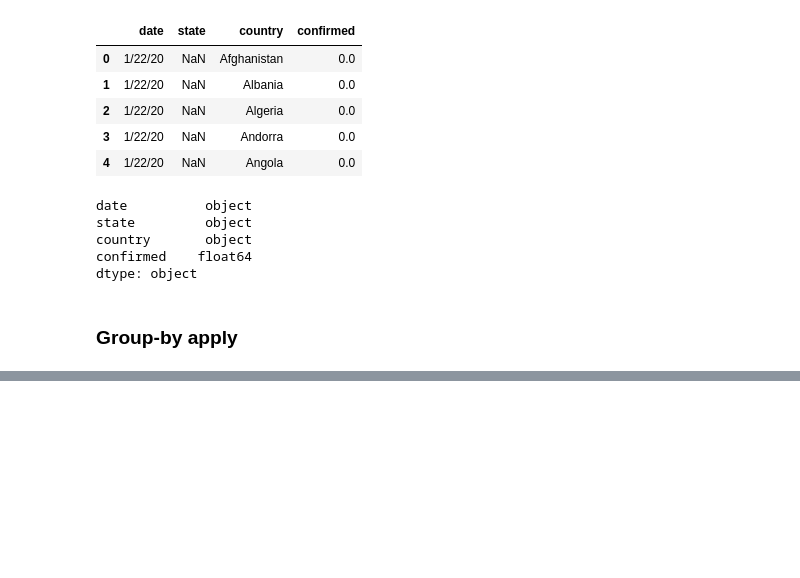
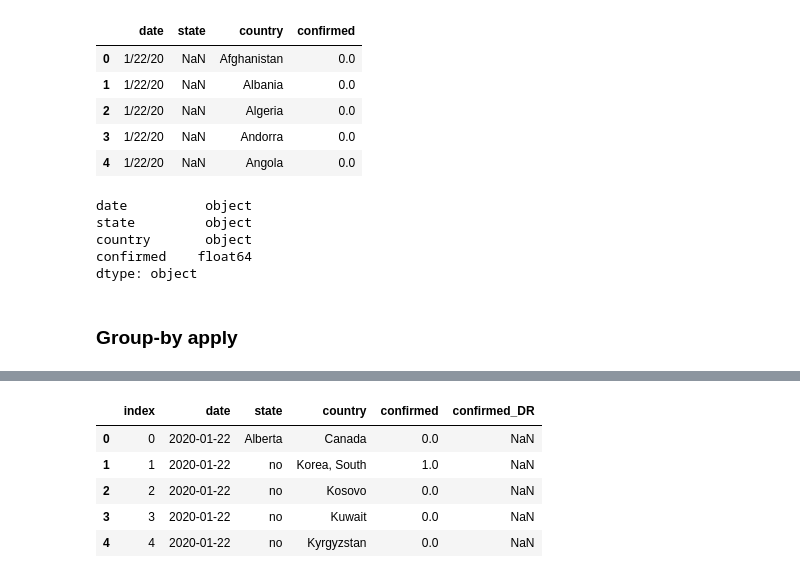
Before and after one commit to ebinzacharias/ads_COVID-19, a Jupyter notebook: notebooks/Relational_Data_Model.ipynb, the cells around one changed output, grey strips where cells are left out. Drawn from its saved outputs; the diff is of its cells as text; code cells hidden in the pictures; blank space fills up the shorter version.

```diff
--- a/notebooks/Relational_Data_Model.ipynb
+++ b/notebooks/Relational_Data_Model.ipynb
@@ -83,0 +161,9 @@ pd_JH_data.head()
+# %%
+def rolling_reg(df_input,col='confirmed'):
+    ''' input has to be a data frame'''
+    ''' return is single series (mandatory for group by apply)'''
+    days_back=3
+    result=df_input[col].rolling(
+                window=days_back,
+                min_periods=days_back).apply(get_doubling_time_via_regression,raw=False)
+    return result
@@ -83,0 +190,6 @@ pd_JH_data.head()
+# %%
+pd_DR_result=pd_JH_data[['state','country','confirmed']].groupby(['state','country']).apply(rolling_reg,'confirmed').reset_index()
+# %%
+pd_DR_result=pd_DR_result.rename(columns={'confirmed':'confirmed_DR',
+                             'level_2':'index'})
+pd_DR_result.head()
@@ -83,0 +213,10 @@ pd_JH_data.head()
+# %%
+pd_result_larg=pd.merge(pd_JH_data,pd_DR_result[['index','confirmed_DR']],on=['index'],how='left')
+pd_result_larg.head()
+# %% [output]
+|  | index | date | state | country | confirmed | confirmed_DR |
+| 0 | 0 | 2020-01-22 | Alberta | Canada | 0.0 | NaN |
+| 1 | 1 | 2020-01-22 | no | Korea, South | 1.0 | NaN |
+| 2 | 2 | 2020-01-22 | no | Kosovo | 0.0 | NaN |
+| 3 | 3 | 2020-01-22 | no | Kuwait | 0.0 | NaN |
+| 4 | 4 | 2020-01-22 | no | Kyrgyzstan | 0.0 | NaN |
```
Also changed, not shown: parts of 22 cells of this notebook, 7 other files.
